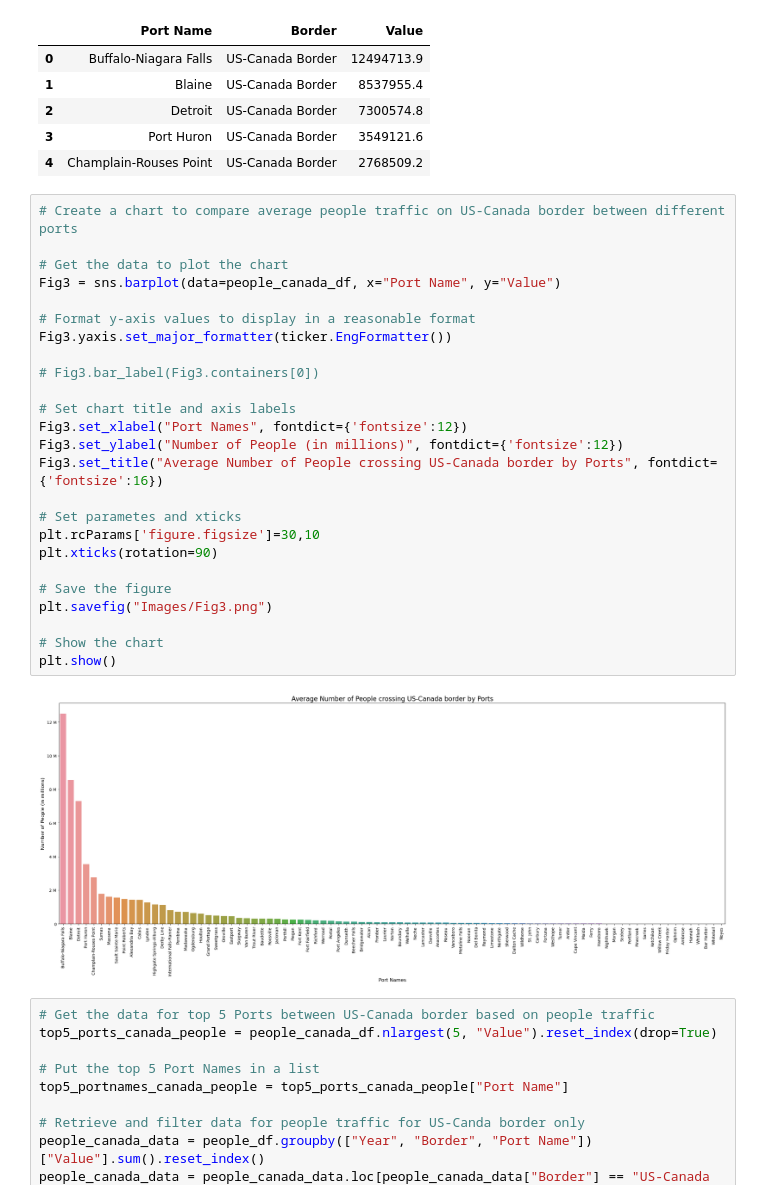
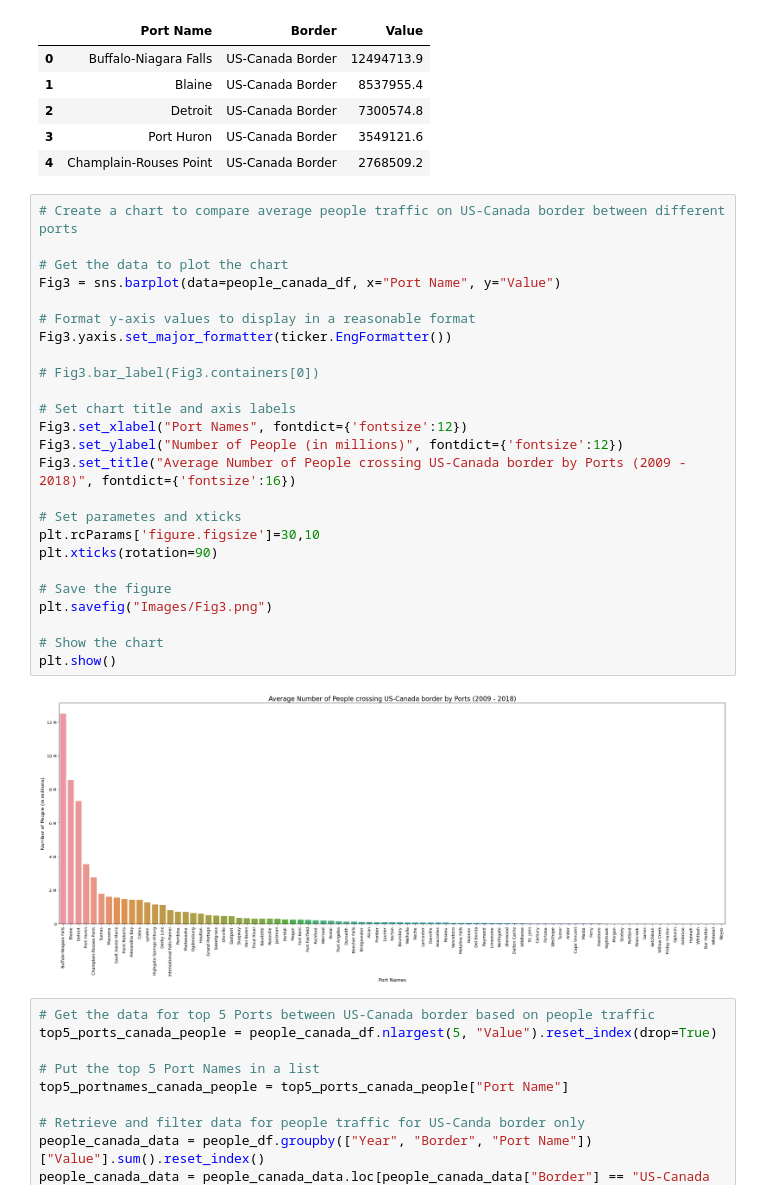
Before and after one commit to saraparveen26/Data-Visualization---US-Border-Crossing, a Jupyter notebook: border_crossing_sara.ipynb, the cells around one changed output. Saved outputs shown, nothing was run; the diff lists cells and outputs as text.

```diff
--- a/border_crossing_sara.ipynb
+++ b/border_crossing_sara.ipynb
@@ -428,30 +428,30 @@ people_canada_df.head()
 # %%
 # Create a chart to compare average people traffic on US-Canada border between different ports
 
 # Get the data to plot the chart
 Fig3 = sns.barplot(data=people_canada_df, x="Port Name", y="Value")
 
 # Format y-axis values to display in a reasonable format
 Fig3.yaxis.set_major_formatter(ticker.EngFormatter())
 
 # Fig3.bar_label(Fig3.containers[0])
 
 # Set chart title and axis labels
 Fig3.set_xlabel("Port Names", fontdict={'fontsize':12})
 Fig3.set_ylabel("Number of People (in millions)", fontdict={'fontsize':12})
-Fig3.set_title("Average Number of People crossing US-Canada border by Ports", fontdict={'fontsize':16})
+Fig3.set_title("Average Number of People crossing US-Canada border by Ports (2009 - 2018)", fontdict={'fontsize':16})
 
 # Set parametes and xticks
 plt.rcParams['figure.figsize']=30,10
 plt.xticks(rotation=90)
 
 # Save the figure
 plt.savefig("Images/Fig3.png")
 
 # Show the chart
 plt.show()
 # %% [output]
-[figure, old version]
+[figure, new version]
 # %%
 # Get the data for top 5 Ports between US-Canada border based on people traffic
 top5_ports_canada_people = people_canada_df.nlargest(5, "Value").reset_index(drop=True)
```
Also changed, not shown: parts of 8 cells of this notebook, 4 other files.
